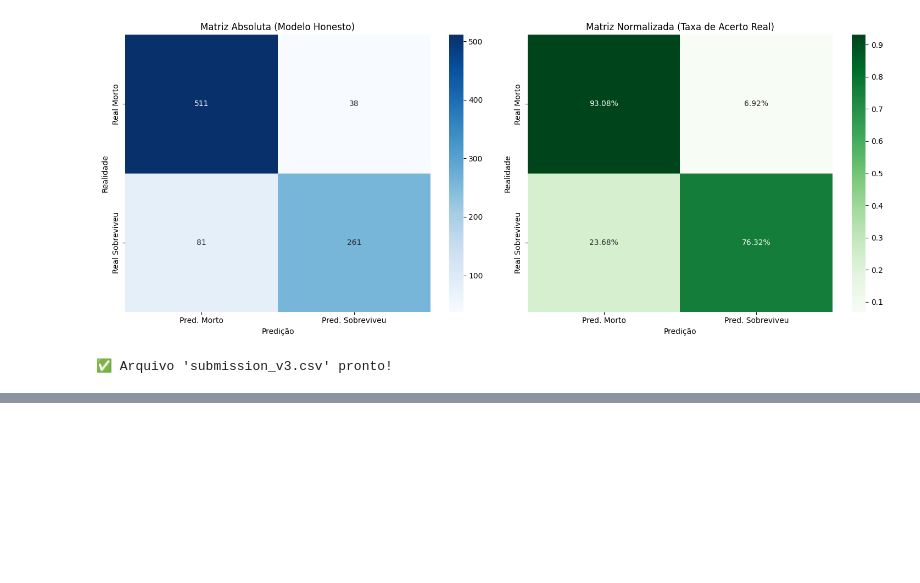
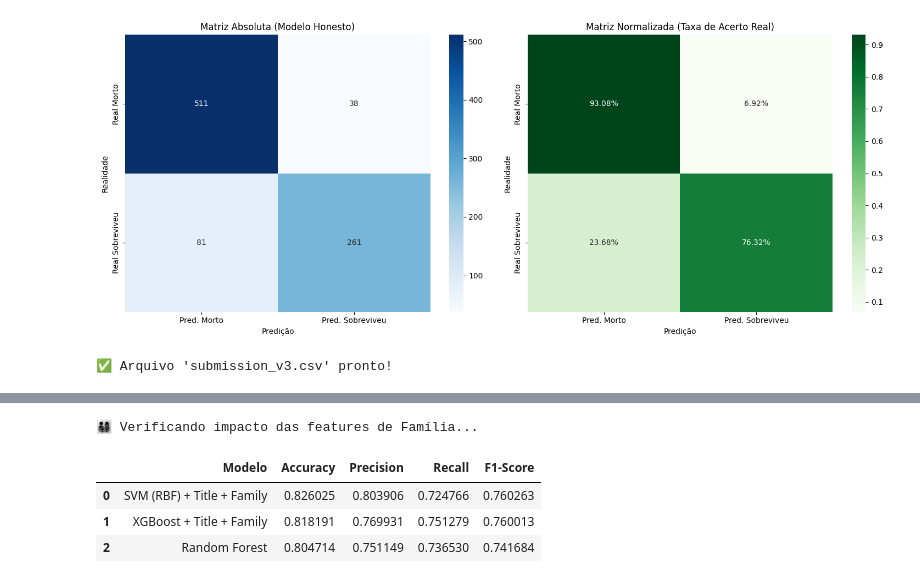
Before and after one commit to zehclaudio/Kaggle, a Jupyter notebook: titanic-tutorial-pipelines-and-ensemble.ipynb, the cells around one changed output, grey strips where cells are left out. Cells and saved outputs as stored; diff of their text form; code cells hidden in the pictures; blank space fills up the shorter version.

```diff
--- a/titanic-tutorial-pipelines-and-ensemble.ipynb
+++ b/titanic-tutorial-pipelines-and-ensemble.ipynb
@@ -4351,0 +4553,38 @@ print("✅ Arquivo 'submission_v3.csv' pronto!")
+# %%
+# Criar cópia do dataset que já tem o Title
+df_test_family = df_test_title.copy()
+
+# Criar a feature FamilySize (Irmãos/Cônjuges + Pais/Filhos + O próprio passageiro)
+df_test_family['FamilySize'] = train_data['SibSp'] + train_data['Parch'] + 1
+
+# Criar uma flag 'IsAlone' (1 se estiver sozinho, 0 se acompanhado)
+df_test_family['IsAlone'] = (df_test_family['FamilySize'] == 1).astype(float)
+
+# Rodar o comparador para o TOP 3 (SVM e XGBoost)
+top_baselines_family = {
+    'SVM (RBF) + Title + Family': make_pipeline(StandardScaler(), SVC(probability=True, random_state=42)),
+    'XGBoost + Title + Family': XGBClassifier(random_state=42, eval_metric='logloss'),
+    'Random Forest': RandomForestClassifier(random_state=42)
+}
+
+print('👨‍👩‍👧‍👦 Verificando impacto das features de Família...')
+
+results_family = []
+
+for nome, modelo in top_baselines_family.items():
+    cv_results = cross_validate(modelo, df_test_family, y_bruto, cv=5, scoring=scoring_metrics)
+    results_family.append({
+        'Modelo': nome,
+        'Accuracy': cv_results['test_accuracy'].mean(),
+        'Precision': cv_results['test_precision'].mean(),
+        'Recall': cv_results['test_recall'].mean(),
+        'F1-Score': cv_results['test_f1'].mean(),
+    })
+
+display(pd.DataFrame(results_family).sort_values(by='F1-Score', ascending=False).style.highlight_max(axis=0, color='lightgreen'))
+# %% [output]
+👨‍👩‍👧‍👦 Verificando impacto das features de Família...
+|  | Modelo | Accuracy | Precision | Recall | F1-Score |
+| 0 | SVM (RBF) + Title + Family | 0.826025 | 0.803906 | 0.724766 | 0.760263 |
+| 1 | XGBoost + Title + Family | 0.818191 | 0.769931 | 0.751279 | 0.760013 |
+| 2 | Random Forest | 0.804714 | 0.751149 | 0.736530 | 0.741684 |
```
Also changed, not shown: parts of 19 cells of this notebook.
